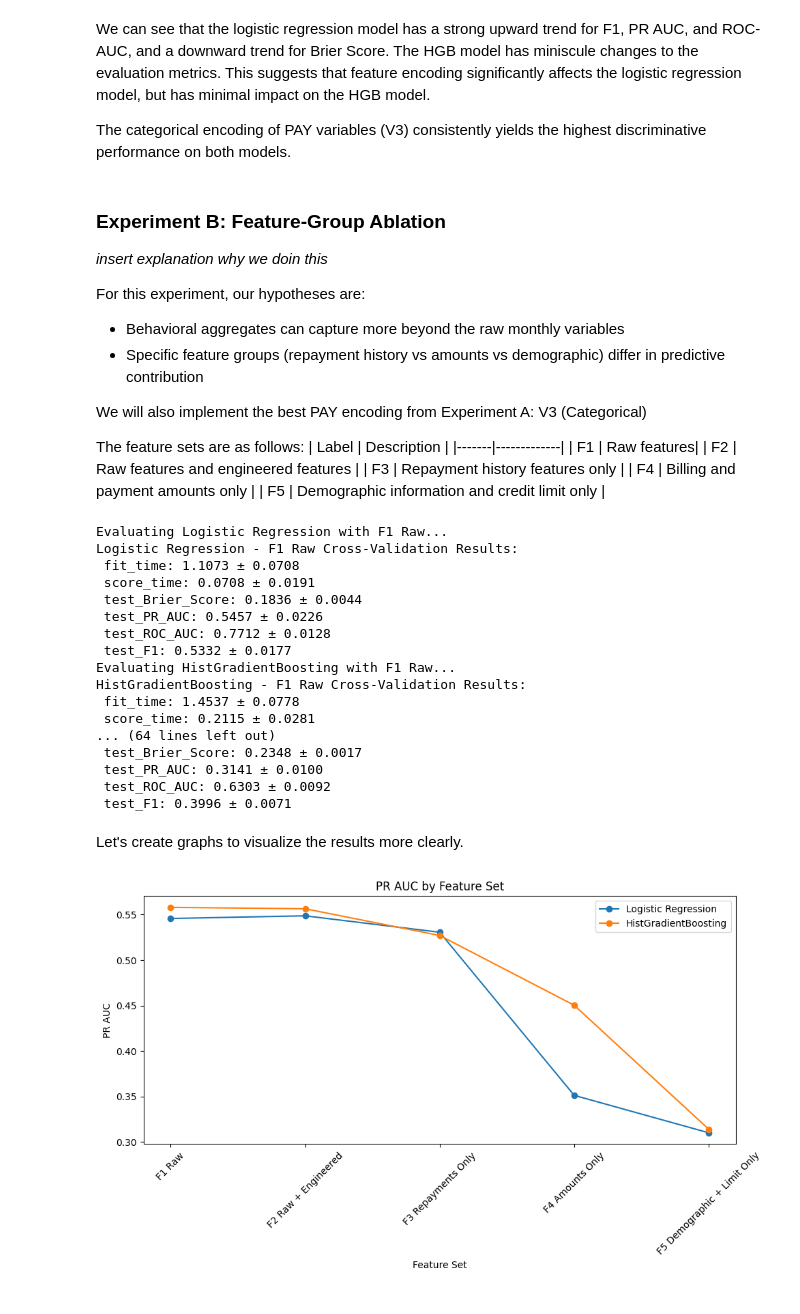
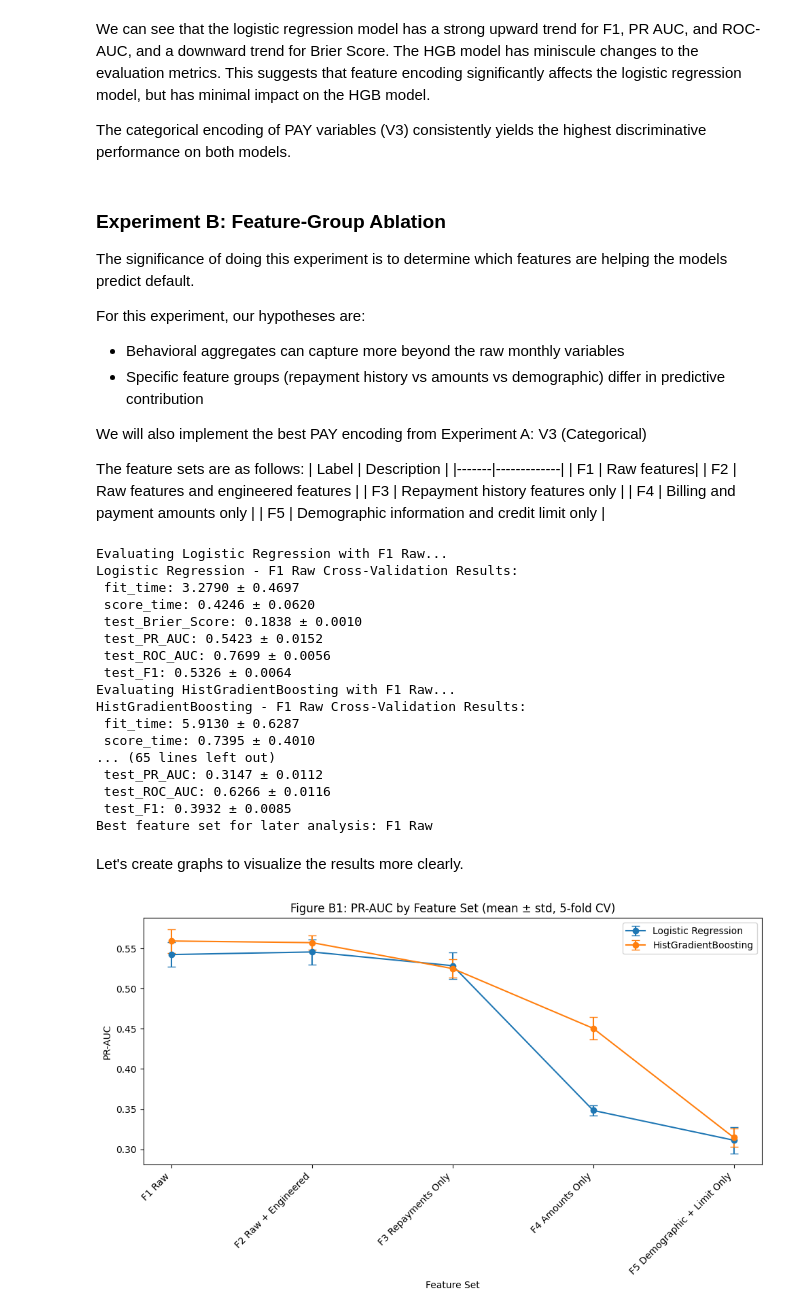
Before and after one commit to kelliekaw/credit-risk-prediction, a Jupyter notebook: credit_risk_prediction.ipynb, the cells around one changed output. Drawn from its saved outputs; the diff is of its cells as text; code cells hidden in the pictures.

```diff
--- a/credit_risk_prediction.ipynb
+++ b/credit_risk_prediction.ipynb
@@ -359,7 +359,7 @@ X = df.drop("default payment next month", axis=1)
 y = df["default payment next month"]
 
 X_train, X_test, y_train, y_test = train_test_split(X, y, test_size=0.2, stratify=y, random_state=42)
-X_train, X_val, y_train, y_val = train_test_split(X_train, y_train, test_size=0.1, stratify=y_train, random_state=42)
+X_train, X_val, y_train, y_val = train_test_split(X_train, y_train, test_size=0.125, stratify=y_train, random_state=42)
 
 
 print("X_train shape:", X_train.shape)
@@ -429,5 +430,6 @@ def add_features(X):
     bill_pos = X[bill_cols].clip(lower=0)
     monthly_ratios = X[payamt_cols].values / (bill_pos.values + 1)
     X["avg_pay_ratio"] = np.clip(monthly_ratios, 0, 5).mean(axis=1)
+    X["recency_delay"] = X["PAY_0"]
     return X
 # %% [markdown]
@@ -521,15 +522,19 @@ def evaluate_pipeline(pipeline, X, y, label="Model"):
         mean = scores.mean()
         std = scores.std()
         if metric_name == "test_Brier_Score":
-            mean = -mean  # Convert back to positive Brier Score
+            mean = -mean
         print(f" {metric_name}: {mean:.4f} ± {std:.4f}")
 
     return {
         "label": label,
-        "brier_score": -results["test_Brier_Score"].mean(),
-        "pr_auc": results["test_PR_AUC"].mean(),
-        "roc_auc": results["test_ROC_AUC"].mean(),
-        "f1": results["test_F1"].mean()
+        "brier_score":     -results["test_Brier_Score"].mean(),
+        "brier_score_std":  results["test_Brier_Score"].std(),
+        "pr_auc":           results["test_PR_AUC"].mean(),
+        "pr_auc_std":       results["test_PR_AUC"].std(),
+        "roc_auc":          results["test_ROC_AUC"].mean(),
+        "roc_auc_std":      results["test_ROC_AUC"].std(),
+        "f1":               results["test_F1"].mean(),
+        "f1_std":           results["test_F1"].std(),
     }
 # %% [markdown]
 ### Experiment A: PAY Encoding Ablation
@@ -656,7 +672,7 @@ We can see that the logistic regression model has a strong upward trend for F1,
 The categorical encoding of PAY variables (V3) consistently yields the highest discriminative performance on both models.
 # %% [markdown]
 ### Experiment B: Feature-Group Ablation
-*insert explanation why we doin this*
+The significance of doing this experiment is to determine which features are helping the models predict default.
 
 For this experiment, our hypotheses are:
 - Behavioral aggregates can capture more beyond the raw monthly variables
@@ -678,7 +694,7 @@ X_test_best = pay_v3(X_test)
 pay_cat = True
 
 X_tv_eng = add_features(X_tv_best)
-eng_features = ["avg_pay_delay", "max_delay", "num_late", "avg_bill", "avg_paid", "avg_pay_ratio"]
+eng_features = ["avg_pay_delay", "max_delay", "num_late", "avg_bill", "avg_paid", "avg_pay_ratio", "recency_delay"]
 
 FEATURE_SETS = {
     "F1 Raw": list(X_tv_best.columns),
@@ -715,45 +731,58 @@ for feature_set_name, features in FEATURE_SETS.items():
 
 df_B = pd.DataFrame(results_B)
 df_B["model"] = df_B["label"].apply(lambda x: x.split(" - ")[0])
+df_B["feature_set"] = df_B["label"].apply(lambda x: x.split(" - ")[1])
+
+BEST_FEATURE_SET = (
+    df_B[df_B["model"] == "HistGradientBoosting"]
+    .sort_values("pr_auc", ascending=False)
+    .iloc[0]["feature_set"]
+)
+
+print("Best feature set for later analysis:", BEST_FEATURE_SET)
 # %% [output]
 Evaluating Logistic Regression with F1 Raw...
 Logistic Regression - F1 Raw Cross-Validation Results:
- fit_time: 1.1073 ± 0.0708
- score_time: 0.0708 ± 0.0191
- test_Brier_Score: 0.1836 ± 0.0044
- test_PR_AUC: 0.5457 ± 0.0226
- test_ROC_AUC: 0.7712 ± 0.0128
- test_F1: 0.5332 ± 0.0177
+ fit_time: 3.2790 ± 0.4697
+ score_time: 0.4246 ± 0.0620
+ test_Brier_Score: 0.1838 ± 0.0010
+ test_PR_AUC: 0.5423 ± 0.0152
+ test_ROC_AUC: 0.7699 ± 0.0056
+ test_F1: 0.5326 ± 0.0064
 Evaluating HistGradientBoosting with F1 Raw...
 HistGradientBoosting - F1 Raw Cross-Validation Results:
- fit_time: 1.4537 ± 0.0778
- score_time: 0.2115 ± 0.0281
-... (64 lines left out)
- test_Brier_Score: 0.2348 ± 0.0017
- test_PR_AUC: 0.3141 ± 0.0100
- test_ROC_AUC: 0.6303 ± 0.0092
- test_F1: 0.3996 ± 0.0071
+ fit_time: 5.9130 ± 0.6287
+ score_time: 0.7395 ± 0.4010
+... (65 lines left out)
+ test_PR_AUC: 0.3147 ± 0.0112
+ test_ROC_AUC: 0.6266 ± 0.0116
+ test_F1: 0.3932 ± 0.0085
+Best feature set for later analysis: F1 Raw
 # %% [markdown]
 Let's create graphs to visualize the results more clearly.
 # %%
 df_B["feature_set"] = df_B["label"].apply(lambda x: x.split(" - ")[-1])
 
 plt.figure(figsize=(10, 6))
 for model in df_B["model"].unique():
     subset = df_B[df_B["model"] == model].sort_values("feature_set")
-    plt.plot(
+    plt.errorbar(
         subset["feature_set"],
         subset["pr_auc"],
+        yerr=subset["pr_auc_std"],
         marker="o",
+        capsize=4,
         label=model,
     )
-plt.title("PR AUC by Feature Set")
+
+plt.title("Figure B1: PR-AUC by Feature Set (mean ± std, 5-fold CV)")
 plt.xlabel("Feature Set")
-plt.ylabel("PR AUC")
-plt.xticks(rotation=45)
+plt.ylabel("PR-AUC")
+plt.xticks(rotation=45, ha="right")
 plt.legend()
 plt.tight_layout()
+plt.savefig("fig_B1_feature_ablation.png", dpi=150)
 plt.show()
 # %% [output]
-[figure, old version]
+[figure, new version]
 # %% [markdown]
```
Also changed, not shown: parts of 38 cells of this notebook, 5 other files.
